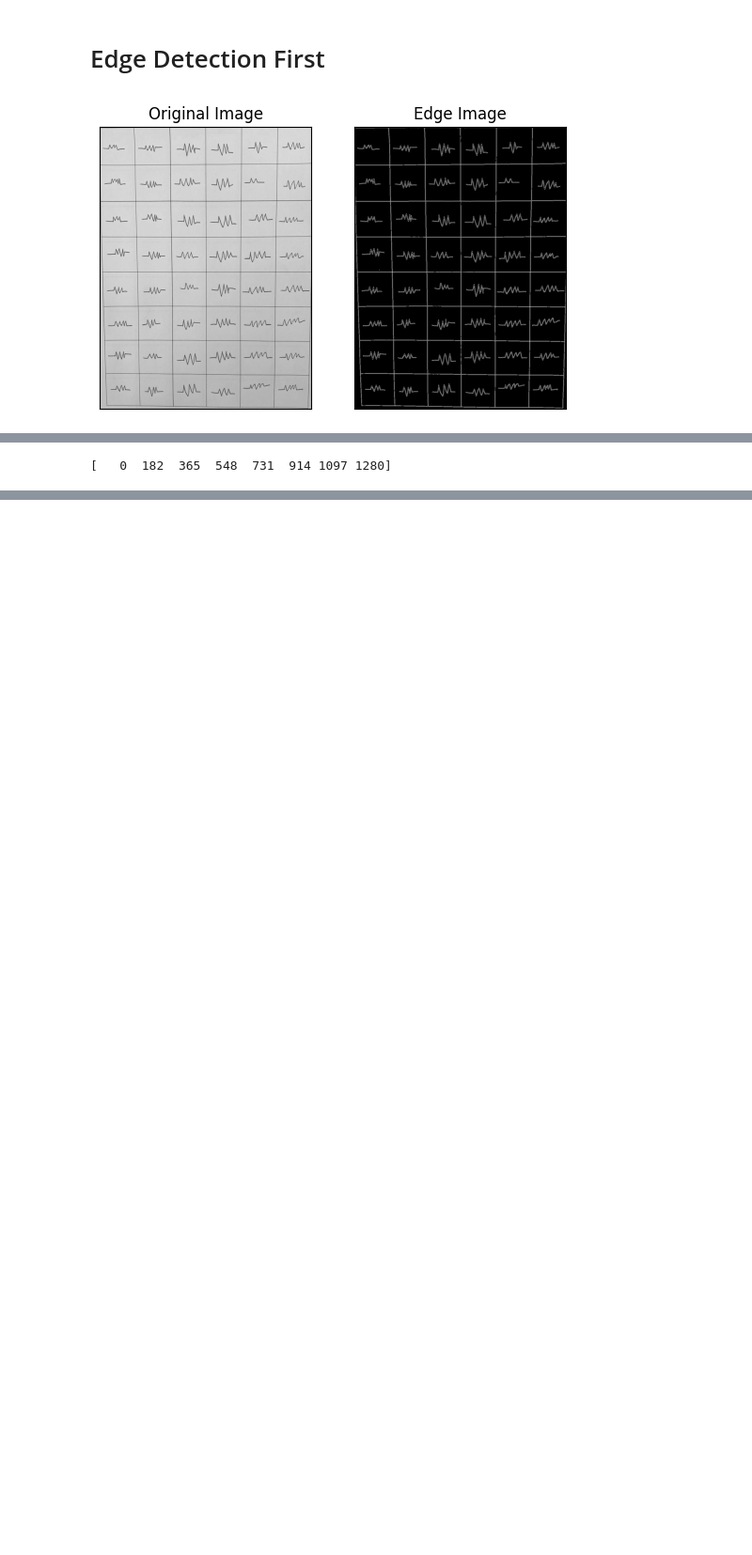
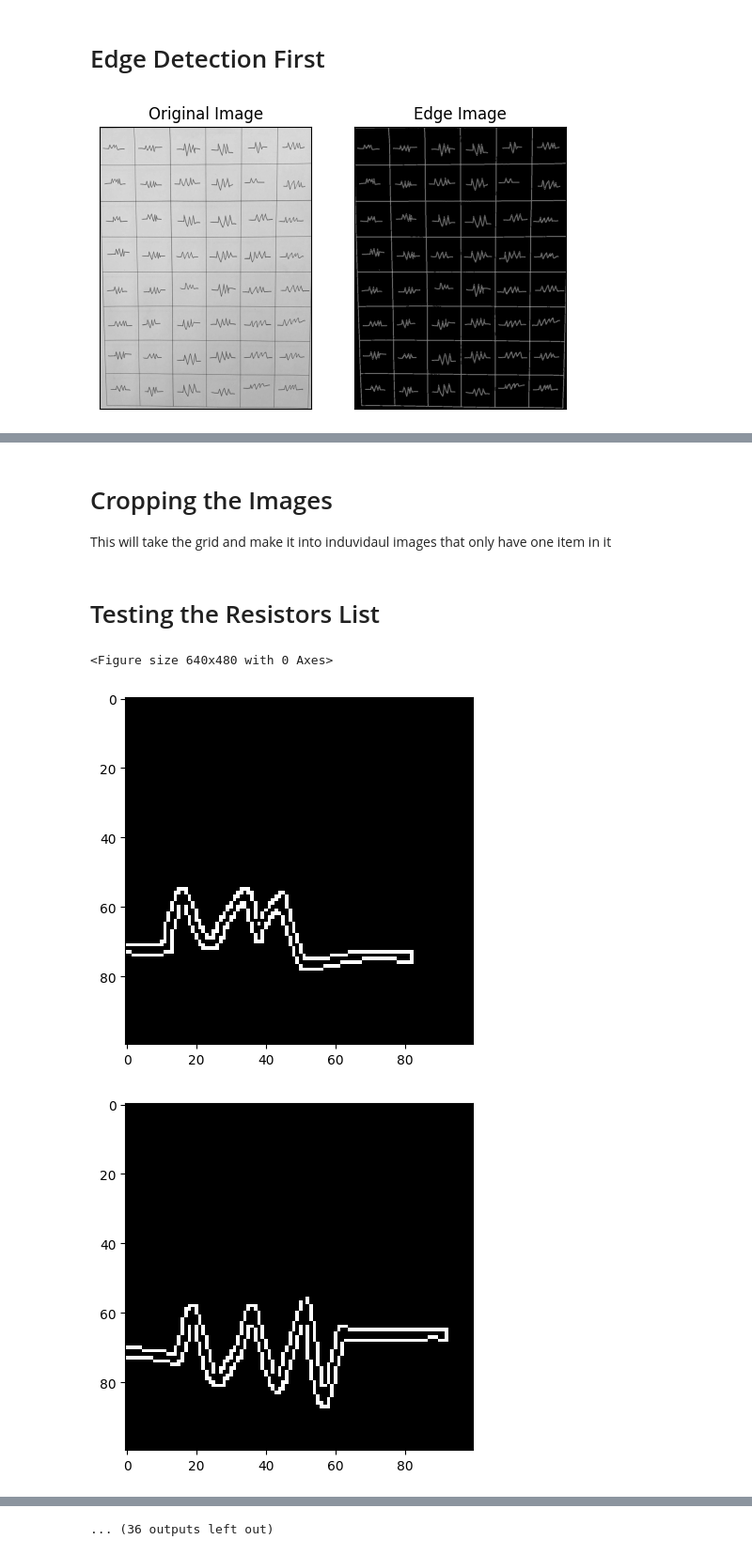
Before and after one commit to ThomasLukeGreenwood/EEE4114_SymbolDetect, a Jupyter notebook: CodeToCrop/DataFormater3000.ipynb, the cells around one changed output, grey strips where cells are left out. Shown at 94% size. Cells and saved outputs as stored; diff of their text form; code cells hidden in the pictures; blank space fills up the shorter version.

Commit message:
Updated The way to see the image
Instead of saving the image as file, the images is now saved as a list and displayed using plt.imshow

```diff
--- a/CodeToCrop/DataFormater3000.ipynb
+++ b/CodeToCrop/DataFormater3000.ipynb
@@ -8,11 +12,11 @@ from matplotlib import pyplot as plt
 # %%
 img = cv.imread('TestImagesResistors.jpeg', cv.IMREAD_GRAYSCALE)
 assert img is not None, "file could not be read, check with os.path.exists()"
-edges = cv.Canny(img,100,200)
+edges1 = cv.Canny(img,100,200)
 
 plt.subplot(121),plt.imshow(img,cmap = 'gray')
 plt.title('Original Image'), plt.xticks([]), plt.yticks([])
-plt.subplot(122),plt.imshow(edges,cmap = 'gray')
+plt.subplot(122),plt.imshow(edges1,cmap = 'gray')
 plt.title('Edge Image'), plt.xticks([]), plt.yticks([])
 
 plt.show()
@@ -46,4 +25,50 @@ for i in range(len(loopH)-1):
-# %%
-print(loopH)
-# %% [output]
-[   0  182  365  548  731  914 1097 1280]
+# %% [markdown]
+# Cropping the Images
+
+This will take the grid and make it into induvidaul images that only have one item in it
+# %%
+#Takes in filtered images and converts them to an array of cropped images
+def cropImage(img,List):
+    [hight,width] = img.shape #getting the shape to
+    indexh = int((hight/8))
+    indexw = int((width/6))
+    offset = 50 # This is the only values that might need tuning for different cameras
+    Resistors = [] #making an empty list
+
+    h = np.linspace(1,8,8,dtype=int) # making an array from 1 to 8 these are the rows
+    w = np.linspace(1,6,6,dtype=int) # making an array from 1 to 6 these are the columns
+    for y in h:
+        for x in w:
+            middleY = int(indexh*y - indexh/2) # finding the middle of the block
+            middleX = int(indexw*x - indexw/2)
+            crop_image = img[middleY-offset:middleY+offset, middleX-offset:middleX+offset] #cropping a square inside the block
+            #outfile = "Test"+ str(y) + "_" + str(x)+ ".jpg" #formatting the filename
+            #cv.imwrite(outfile, crop_image) # don't need to actually save the image as a file, but for testing its nice
+            List.append(crop_image) #adding the list to the array
+    return List
+# %% [markdown]
+# Testing the Resistors List
+# %%
+Resistors = []
+Resistors = cropImage(edges1,Resistors)
+
+plt.figure()
+
+def loop_plot(Resistors):
+    figs={}
+    axs={}
+    for idx in range(47):
+        ResistorsUncolored = cv.cvtColor(Resistors[idx], cv.COLOR_BGR2RGB)
+        figs[idx]=plt.figure()
+        axs[idx]=figs[idx].add_subplot(111)
+        plt.subplot(),plt.imshow(ResistorsUncolored)
+    return figs, axs
+
+figs, axs = loop_plot(Resistors)
+
+
+#can alternatively just plot the resistors directly using plt.imshow(Resistores[indexItem]) but the colors are weird
+# %% [output]
+<Figure size 640x480 with 0 Axes>
+[figure, added]
+[figure, added]
@@ -49,0 +84 @@ print(loopH)
+... (36 outputs left out)
```
Also changed, not shown: parts of 6 cells of this notebook.
